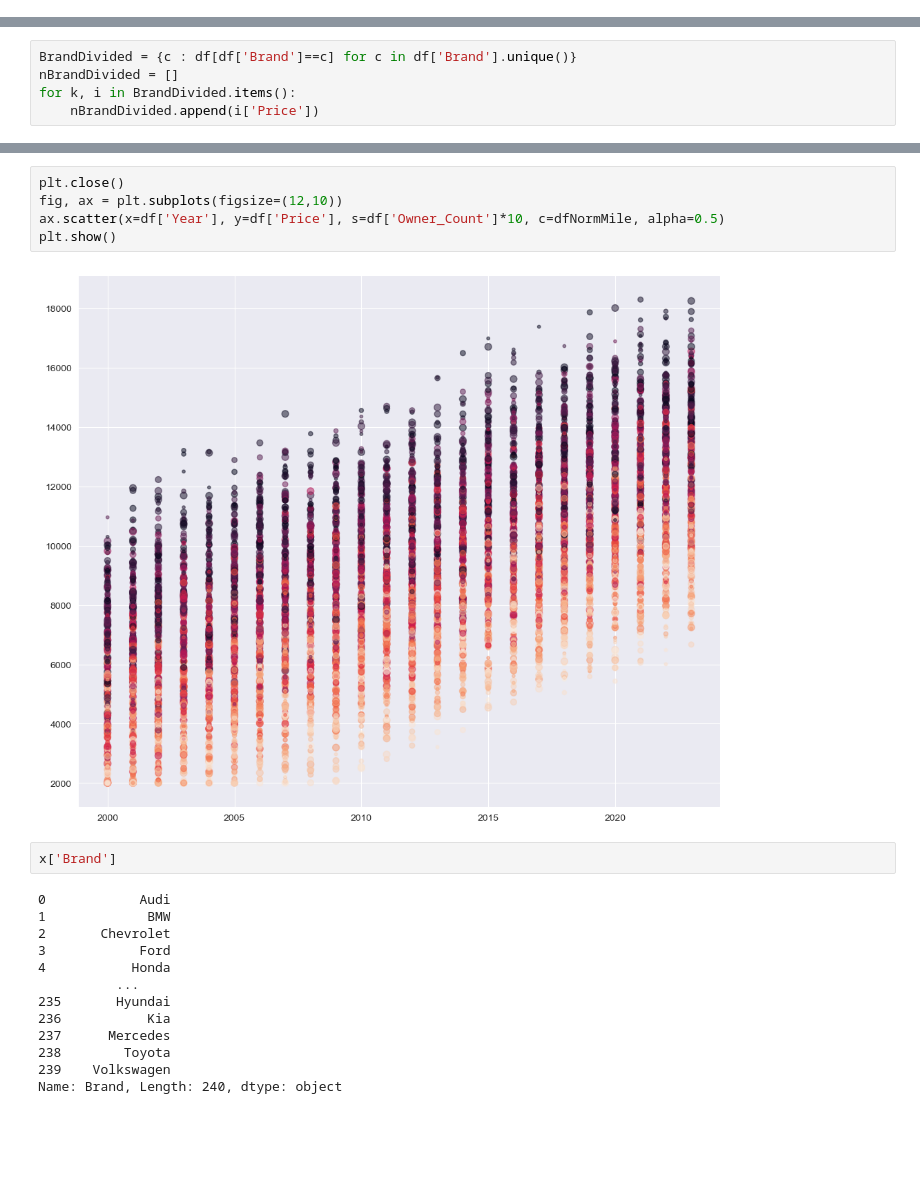
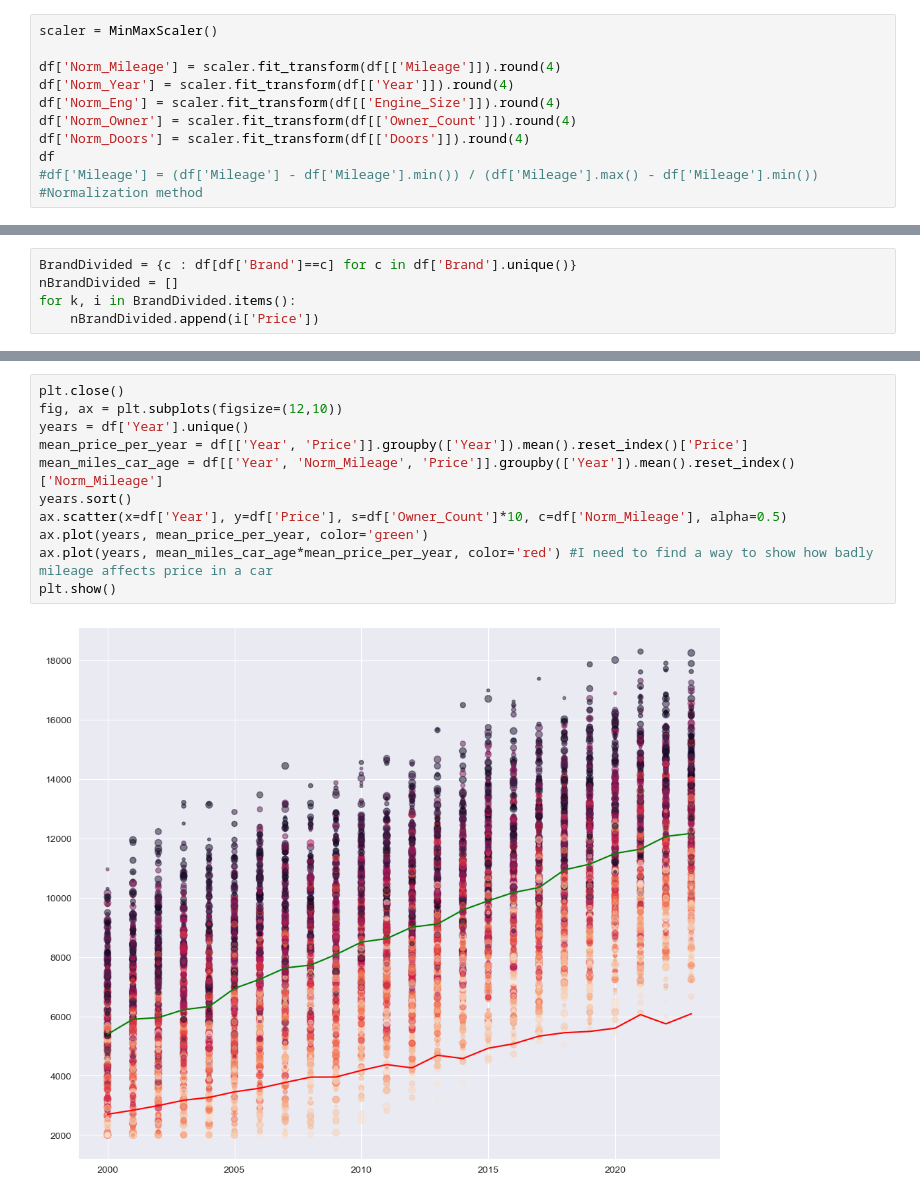
Before and after one commit to EmilianoDeLaGarzaVillarreal/CarPriceAnalysis, a Jupyter notebook: sample.ipynb, the cells around one changed output, grey strips where cells are left out. Drawn from its saved outputs; the diff is of its cells as text; blank space fills up the shorter version.

```diff
--- a/sample.ipynb
+++ b/sample.ipynb
@@ -59,0 +64,11 @@ df.head()
+# %%
+scaler = MinMaxScaler()
+
+df['Norm_Mileage'] = scaler.fit_transform(df[['Mileage']]).round(4)
+df['Norm_Year'] = scaler.fit_transform(df[['Year']]).round(4)
+df['Norm_Eng'] = scaler.fit_transform(df[['Engine_Size']]).round(4)
+df['Norm_Owner'] = scaler.fit_transform(df[['Owner_Count']]).round(4)
+df['Norm_Doors'] = scaler.fit_transform(df[['Doors']]).round(4)
+df
+#df['Mileage'] = (df['Mileage'] - df['Mileage'].min()) / (df['Mileage'].max() - df['Mileage'].min())
+#Normalization method
@@ -110,25 +150,16 @@ dfNormMile = (df['Mileage'] - df['Mileage'].min()) / (df['Mileage'].max() - df['
 # %%
 plt.close()
 fig, ax = plt.subplots(figsize=(12,10))
-ax.scatter(x=df['Year'], y=df['Price'], s=df['Owner_Count']*10, c=dfNormMile, alpha=0.5)
+years = df['Year'].unique()
+mean_price_per_year = df[['Year', 'Price']].groupby(['Year']).mean().reset_index()['Price']
+mean_miles_car_age = df[['Year', 'Norm_Mileage', 'Price']].groupby(['Year']).mean().reset_index()['Norm_Mileage']
+years.sort()
+ax.scatter(x=df['Year'], y=df['Price'], s=df['Owner_Count']*10, c=df['Norm_Mileage'], alpha=0.5)
+ax.plot(years, mean_price_per_year, color='green')
+ax.plot(years, mean_miles_car_age*mean_price_per_year, color='red') #I need to find a way to show how badly mileage affects price in a car
 plt.show()
 # %% [output]
-[figure, old version]
+[figure, new version]
-# %%
-x['Brand']
-# %% [output]
-0            Audi
-1             BMW
-2       Chevrolet
-3            Ford
-4           Honda
-          ...
-235       Hyundai
-236           Kia
-237      Mercedes
-238        Toyota
-239    Volkswagen
-Name: Brand, Length: 240, dtype: object
 # %%
 plt.close()
 fig, ax = plt.subplots(figsize=(12,10))
```
Also changed, not shown: parts of 9 cells of this notebook.
